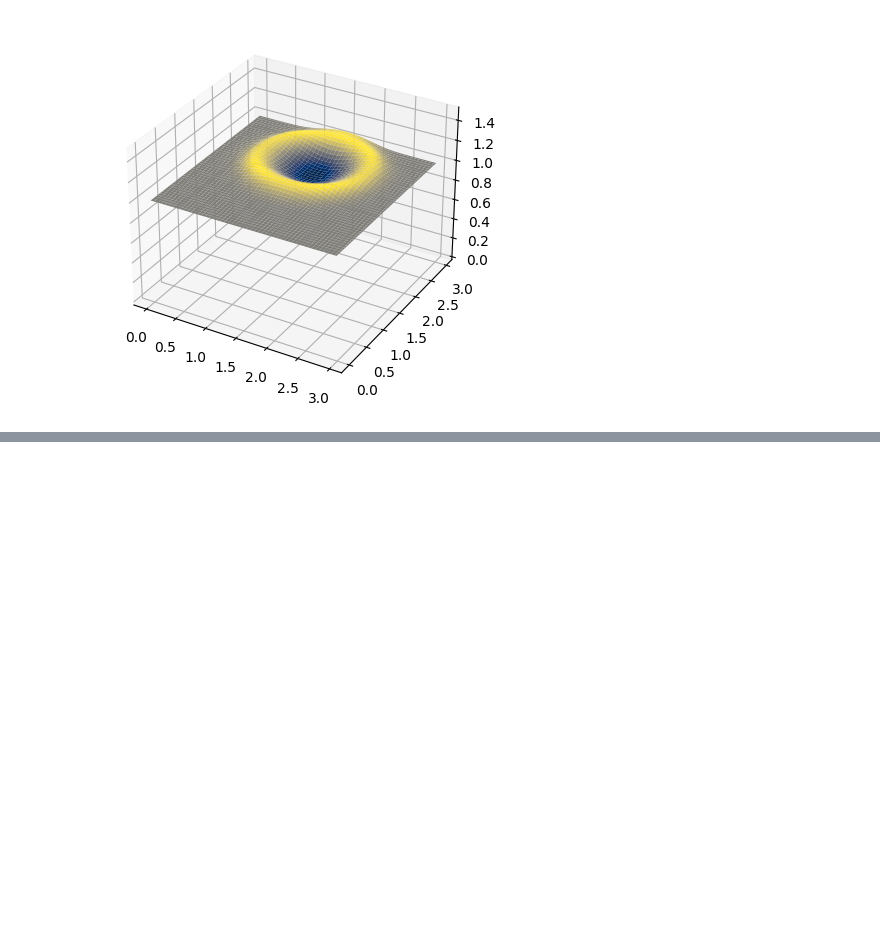
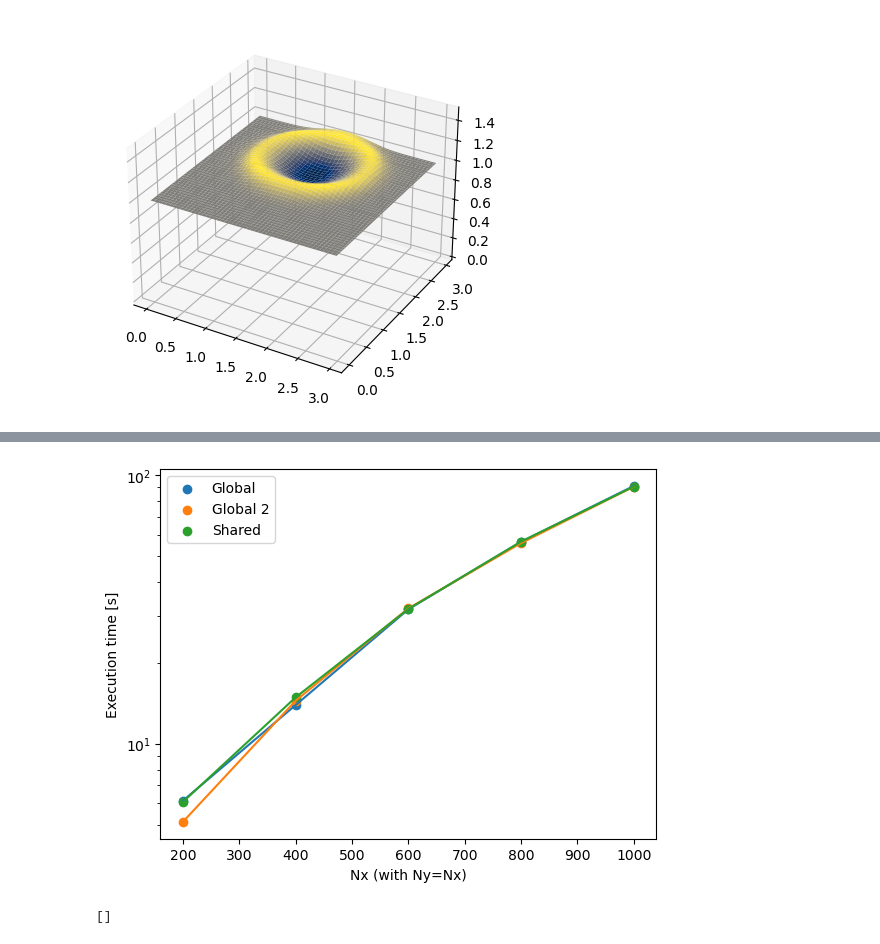
Before and after one commit to OtroBenja/Parallel-Programming, a Jupyter notebook: GPU/plot_shallow_waters.ipynb, the cells around one changed output, grey strips where cells are left out. Drawn from its saved outputs; the diff is of its cells as text; code cells hidden in the pictures; blank space fills up the shorter version.

Commit message:
Finished shallow waters on cuda versions

```diff
--- a/GPU/plot_shallow_waters.ipynb
+++ b/GPU/plot_shallow_waters.ipynb
@@ -105,0 +168,45 @@ ax.set_zlim(0,1.5)
+# %%
+#read all data
+from os import listdir
+
+times_global = []
+times_global2 = []
+times_shared = []
+sizes_global = []
+sizes_global2 = []
+sizes_shared = []
+folder_files = listdir()
+folder_files = [f for f in folder_files if (f.startswith('Meta') and f.endswith('.dat'))]
+for file in folder_files:
+        metadata = read_params(file)
+        if metadata['Type']=='Cuda global memory':
+            times_global.append(metadata['Time'])
+            sizes_global.append(metadata['Nx'])
+        if metadata['Type']=='Cuda global memory 2':
+            times_global2.append(metadata['Time'])
+            sizes_global2.append(metadata['Nx'])
+        if metadata['Type']=='Cuda shared memory':
+            times_shared.append(metadata['Time'])
+            sizes_shared.append(metadata['Nx'])
+
+plt.scatter(sizes_global,times_global,label='Global')
+plt.plot(sizes_global,times_global)
+plt.scatter(sizes_global2,times_global2, label='Global 2')
+plt.plot(sizes_global2,times_global2)
+plt.scatter(sizes_shared,times_shared,label='Shared')
+plt.plot(sizes_shared,times_shared)
+
+plt.yscale('log')
+plt.legend()
+
+plt.ylabel('Execution time [s]')
+plt.xlabel('Nx (with Ny=Nx)')
+
+
+plt.show()
+# %% [output]
+[figure, added]
+# %%
+times_global
+# %% [output]
+[]
```
Also changed, not shown: parts of 3 cells of this notebook, 6 other files.
